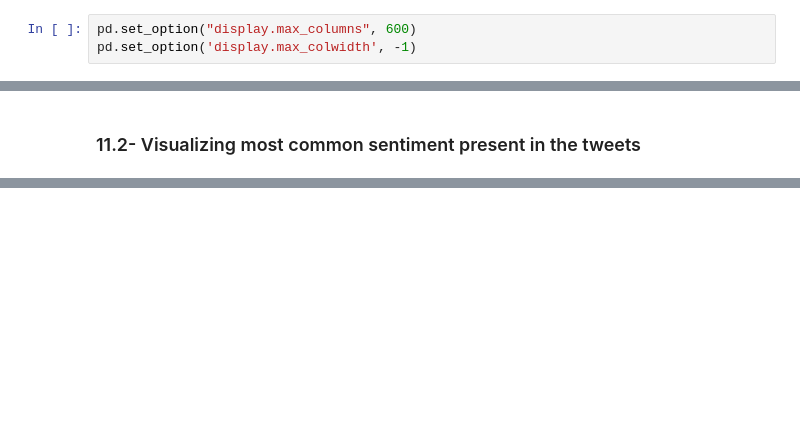
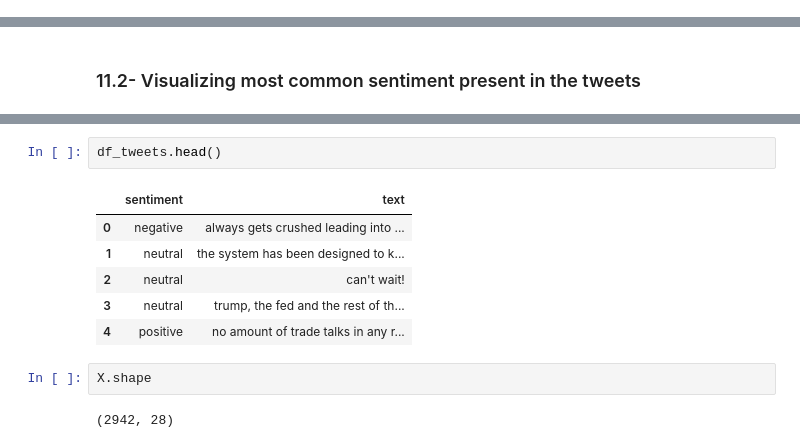
Before and after one commit to darioromero/oilgassupermajors, a Jupyter notebook: sentiment_analysis_supermajors.ipynb, the cells around one changed output, grey strips where cells are left out. Drawn from its saved outputs; the diff is of its cells as text; blank space fills up the shorter version.

```diff
--- a/sentiment_analysis_supermajors.ipynb
+++ b/sentiment_analysis_supermajors.ipynb
@@ -259,3 +278,0 @@ RT @bobjherman: Scott Pruitt's scandals finally forced his resignation, but @Amy
-# %%
-pd.set_option("display.max_columns", 600)
-pd.set_option('display.max_colwidth', -1)
@@ -304,0 +312,13 @@ wordcloud(tweets_df, 'sentiment')
+# %%
+df_tweets.head()
+# %% [output]
+|  | sentiment | text |
+| 0 | negative | always gets crushed leading into ... |
+| 1 | neutral | the system has been designed to k... |
+| 2 | neutral | can't wait! |
+| 3 | neutral | trump, the fed and the rest of th... |
+| 4 | positive | no amount of trade talks in any r... |
+# %%
+X.shape
+# %% [output]
+(2942, 28)
```
Also changed, not shown: parts of 38 cells of this notebook.
